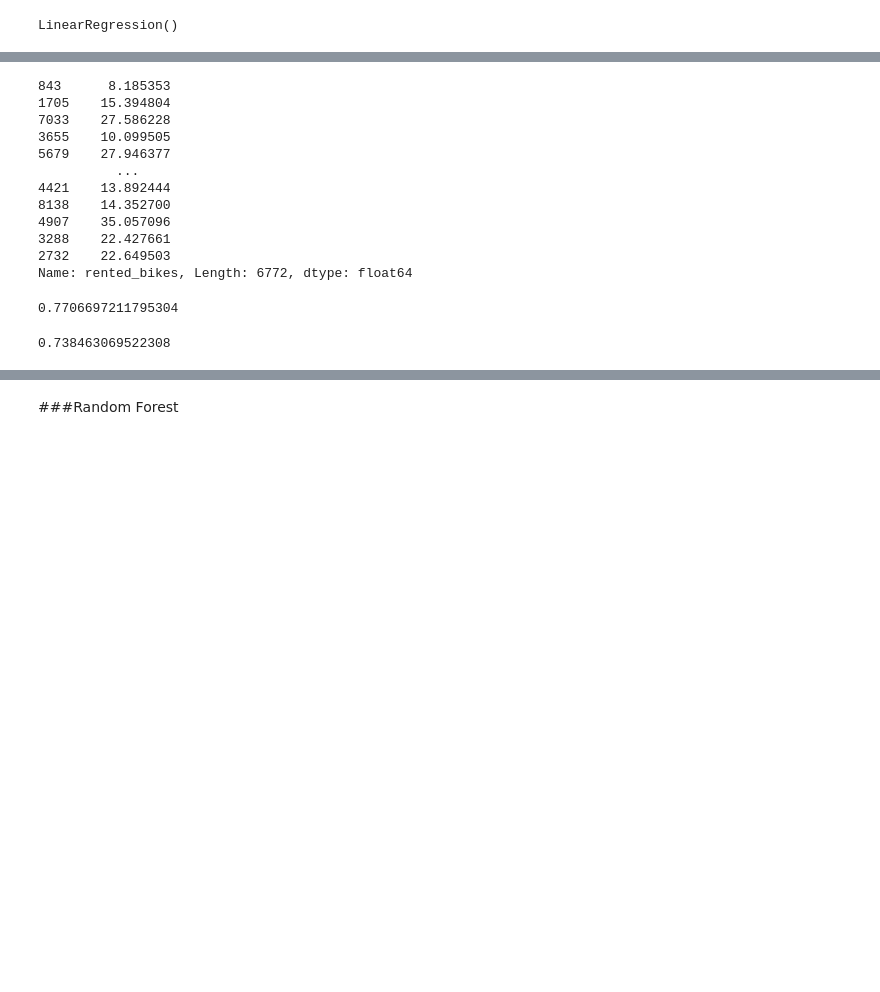
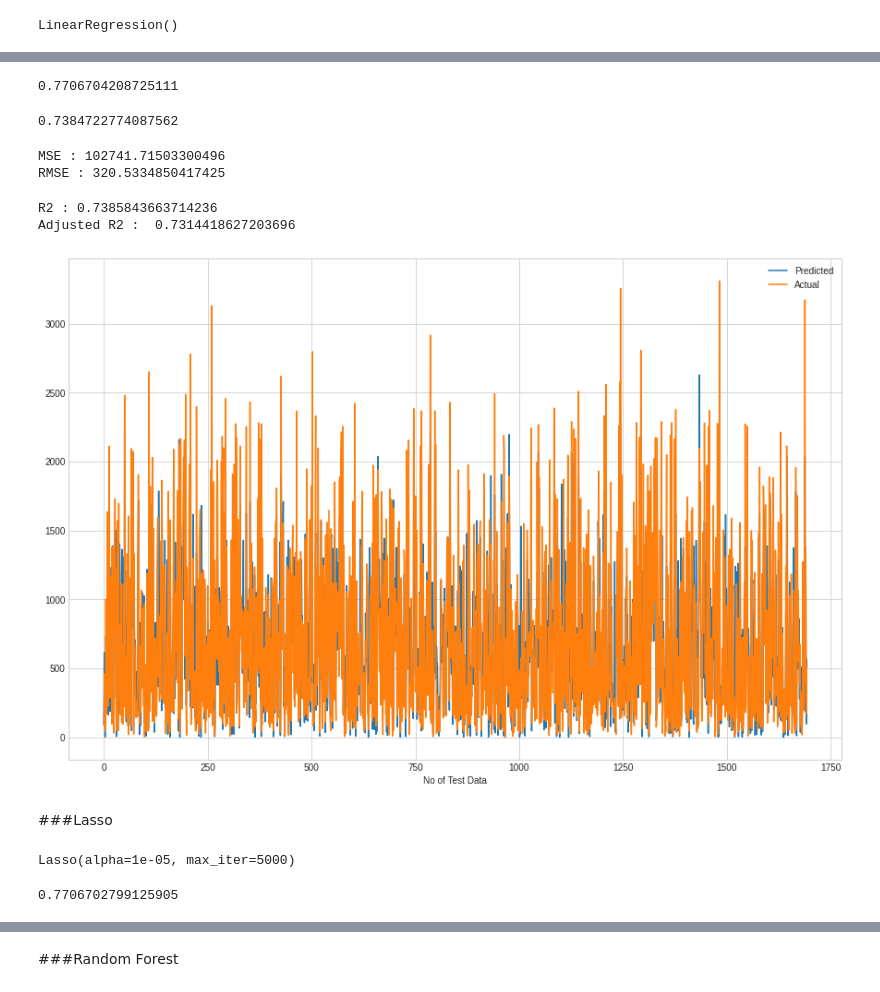
Before and after one commit to chvikas/bike-sharing-demand-prediction, a Jupyter notebook: Bike_Sharing_Demand_Prediction_Capstone_Project.ipynb, the cells around one changed output, grey strips where cells are left out. Saved outputs shown, nothing was run; the diff lists cells and outputs as text; code cells hidden in the pictures; blank space fills up the shorter version.

```diff
--- a/Bike_Sharing_Demand_Prediction_Capstone_Project.ipynb
+++ b/Bike_Sharing_Demand_Prediction_Capstone_Project.ipynb
@@ -906,16 +918,47 @@ y_pred_train = regressor.predict(X_train)
-# %%
-y_train
-# %% [output]
-843      8.185353
-1705    15.394804
-7033    27.586228
-3655    10.099505
-5679    27.946377
-          ...
-4421    13.892444
-8138    14.352700
-4907    35.057096
-3288    22.427661
-2732    22.649503
-Name: rented_bikes, Length: 6772, dtype: float64
+# %%
+regressor.score(X_train,y_train)
+# %% [output]
+0.7706704208725111
+# %%
+regressor.score(X_test,y_test)
+# %% [output]
+0.7384722774087562
+# %%
+MSE  = mean_squared_error((y_test)**2,(y_pred)**2)
+print("MSE :" , MSE)
+
+RMSE = np.sqrt(MSE)
+print("RMSE :" ,RMSE)
+# %% [output]
+MSE : 102741.71503300496
+RMSE : 320.5334850417425
+# %%
+r2 = r2_score((y_test)**2, (y_pred)**2)
+print("R2 :" ,r2)
+print("Adjusted R2 : ",1-(1-r2_score((y_test)**2, (y_pred)**2))*((X_test.shape[0]-1)/(X_test.shape[0]-X_test.shape[1]-1)))
+# %% [output]
+R2 : 0.7385843663714236
+Adjusted R2 :  0.7314418627203696
+# %%
+#Plot the figure
+plt.figure(figsize=(15,10))
+plt.plot(y_pred*y_pred)
+plt.plot(np.array(y_test*y_test))
+plt.legend(["Predicted","Actual"])
+plt.xlabel('No of Test Data')
+plt.show()
+# %% [output]
+[figure, added]
+# %% [markdown]
+###Lasso
+# %%
+lasso  = Lasso(alpha=1e-05 , max_iter= 5000)
+
+lasso.fit(X_train, y_train)
+# %% [output]
+Lasso(alpha=1e-05, max_iter=5000)
+# %%
+lasso.score(X_train, y_train)
+# %% [output]
+0.7706702799125905
 # %%
@@ -923,8 +965,0 @@ y_pred = regressor.predict(X_test)
-# %%
-r2_score(y_train, y_pred_train)
-# %% [output]
-0.7706697211795304
-# %%
-r2_score(y_test, y_pred)
-# %% [output]
-0.738463069522308
```
Also changed, not shown: parts of 39 cells of this notebook.
